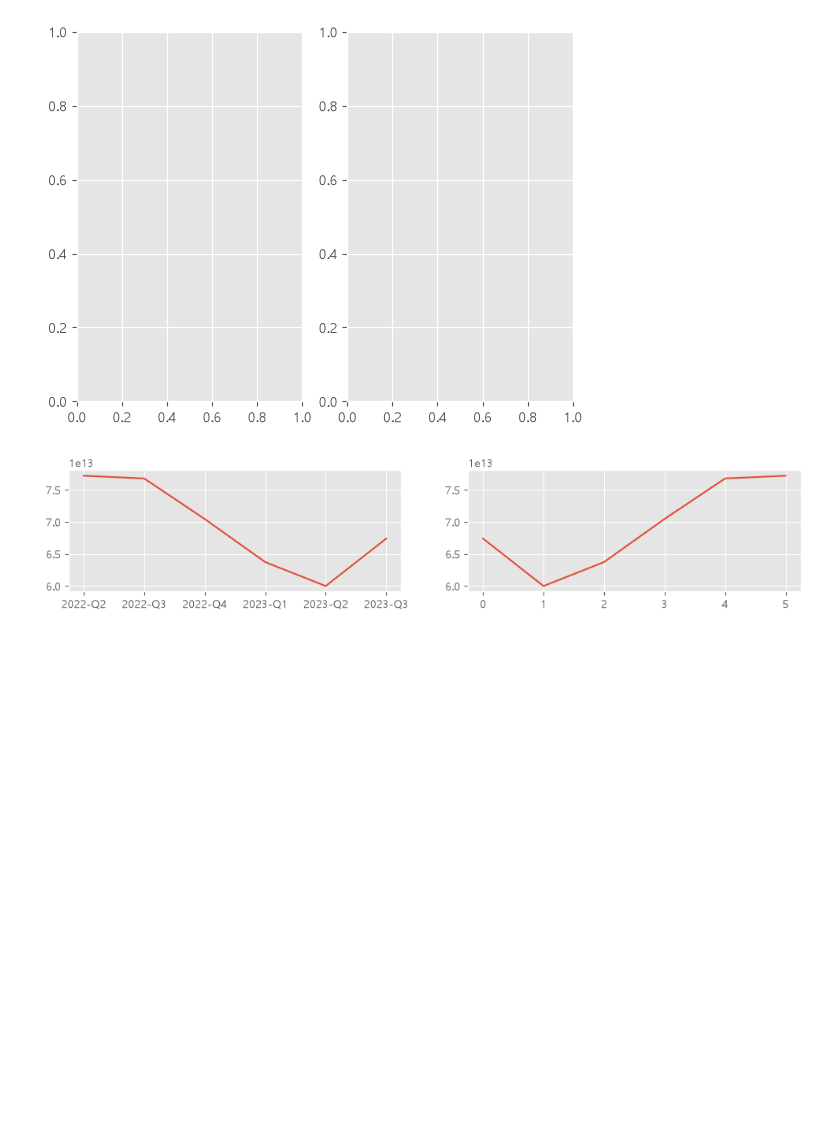
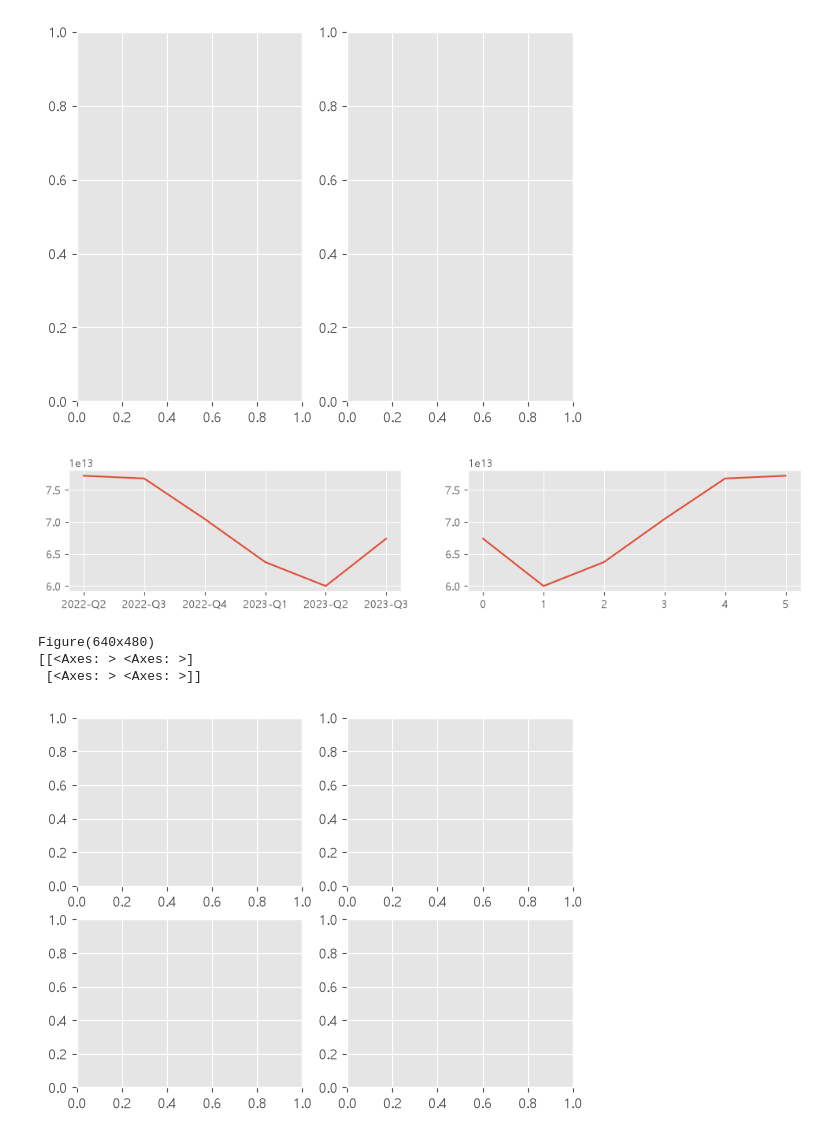
Before and after one commit to jhy5317/17-data-analysis, a Jupyter notebook: 01_matplotlib.ipynb, the cells around one changed output. Saved outputs shown, nothing was run; the diff lists cells and outputs as text; code cells hidden in the pictures; blank space fills up the shorter version.

```diff
--- a/01_matplotlib.ipynb
+++ b/01_matplotlib.ipynb
@@ -281,3 +281,12 @@ samsung_revenue["value"].plot(ax=axes[1])
 plt.show()
 # %% [output]
 [figure]
+# %%
+fig, axes = plt.subplots(2, 2)
+print(fig)
+print(axes)
+# %% [output]
+Figure(640x480)
+[[<Axes: > <Axes: >]
+ [<Axes: > <Axes: >]]
+[figure, added]
```
Also changed, not shown: parts of 23 cells of this notebook, 3 other files.
